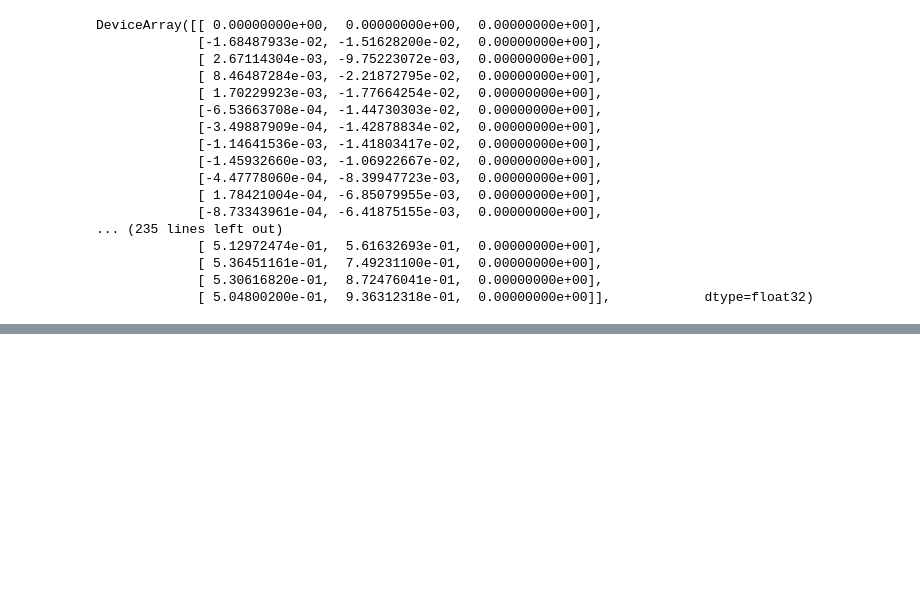
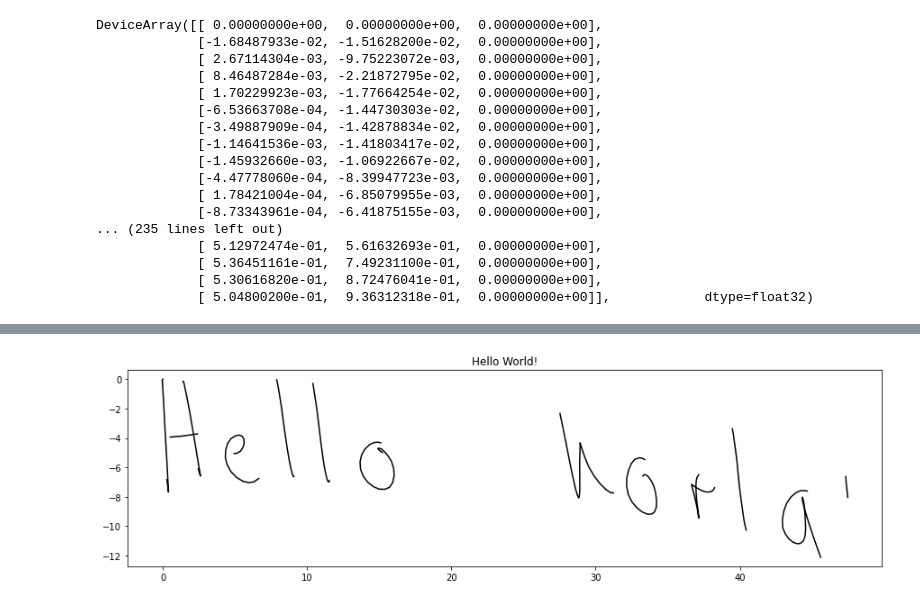
Before and after one commit to dcbrien/More-than-meets-the-eye---Transformers-that-write, a Jupyter notebook: Writing-Transformer.ipynb, the cells around one changed output, grey strips where cells are left out. Cells and saved outputs as stored; diff of their text form; code cells hidden in the pictures; blank space fills up the shorter version.

```diff
--- a/Writing-Transformer.ipynb
+++ b/Writing-Transformer.ipynb
@@ -1117,0 +1122,4 @@ plot_stroke(results[0, :500, :], one_hot_sentence[0, :])
+# %%
+plot_stroke(results[0, :, :], one_hot_sentence[0, :])
+# %% [output]
+[figure, added]
```
Also changed, not shown: parts of 10 cells of this notebook, 1 other file.
